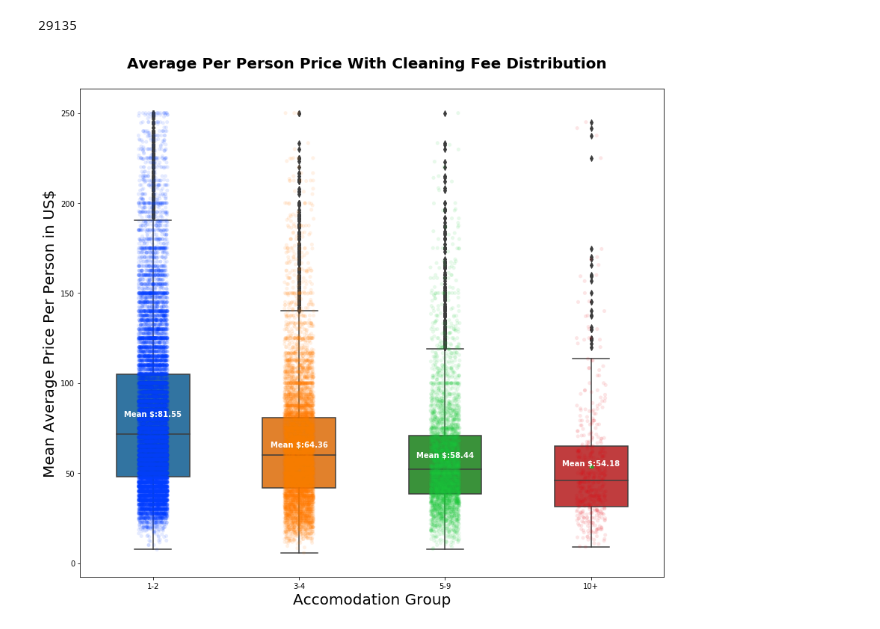
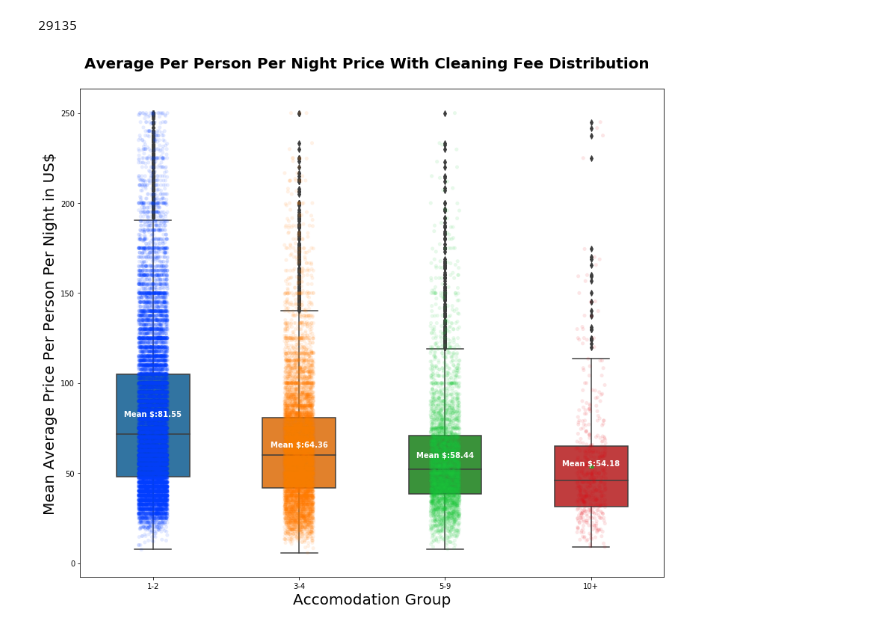
Before and after one commit to EstellaYu/Data_Visualization_Airbnb_Hotel, a Jupyter notebook: Notebooks/AirBnB_PerPersonPrice_Analysis.ipynb, the cells around one changed output. Saved outputs shown, nothing was run; the diff lists cells and outputs as text; code cells hidden in the pictures.

Commit message:
Murali Calambur Price Analysis with latest charts

```diff
--- a/Notebooks/AirBnB_PerPersonPrice_Analysis.ipynb
+++ b/Notebooks/AirBnB_PerPersonPrice_Analysis.ipynb
@@ -277,32 +277,32 @@ clean_airbnb_prc_box['Avg Per Person'].count()
 # %%
 # import seaborn
 import seaborn as sns
 
 # hue = 'Room Type'
 
 
-ax =sns.stripplot(y='Avg Per Person', x='Accomodation Groups',data= clean_airbnb_prc_box, jitter=True, palette = 'bright',
+ax =sns.stripplot(y='Avg Per Person', x='Accomodation Groups', data= clean_airbnb_prc_box, jitter=True, palette = 'bright',
                   color = 'blue', alpha = 0.1)
 
 ax =sns.boxplot(y='Avg Per Person', x='Accomodation Groups', data= clean_airbnb_prc_box, width=0.5,
                   showmeans=True)
 
-plt.title("Average Per Person Price With Cleaning Fee Distribution  \n", fontsize = 20, weight = "bold")
+plt.title("Average Per Person Per Night Price With Cleaning Fee Distribution  \n", fontsize = 20, weight = "bold")
 plt.xlabel('Accomodation Group', fontsize= 20)
-plt.ylabel('Mean Average Price Per Person in US$', fontsize= 20)
+plt.ylabel('Mean Average Price Per Person Per Night in US$', fontsize= 20)
 
 
 # Calculate number of obs per group & median to position labels
 means = clean_airbnb_prc_box.groupby(['Accomodation Groups'])['Avg Per Person'].mean().values.round(2)
 nobs = [str(x) for x in means.tolist()]
 nobs = ["Mean $:" + i for i in nobs]
 
 # Add it to the plot
 pos = range(len(nobs))
 for tick,label in zip(pos,ax.get_xticklabels()):
     ax.text(pos[tick], means[tick] + 0.03, nobs[tick],
     horizontalalignment='center', size='medium', color='w', weight='bold')
 
 plt.savefig("../Resources/Airbnb/Current_Listing/AveragePriceDistBoxPlot.png")
 # %% [output]
-[figure, old version]
+[figure, new version]
```
Also changed, not shown: parts of 2 cells of this notebook, 2 other files.
